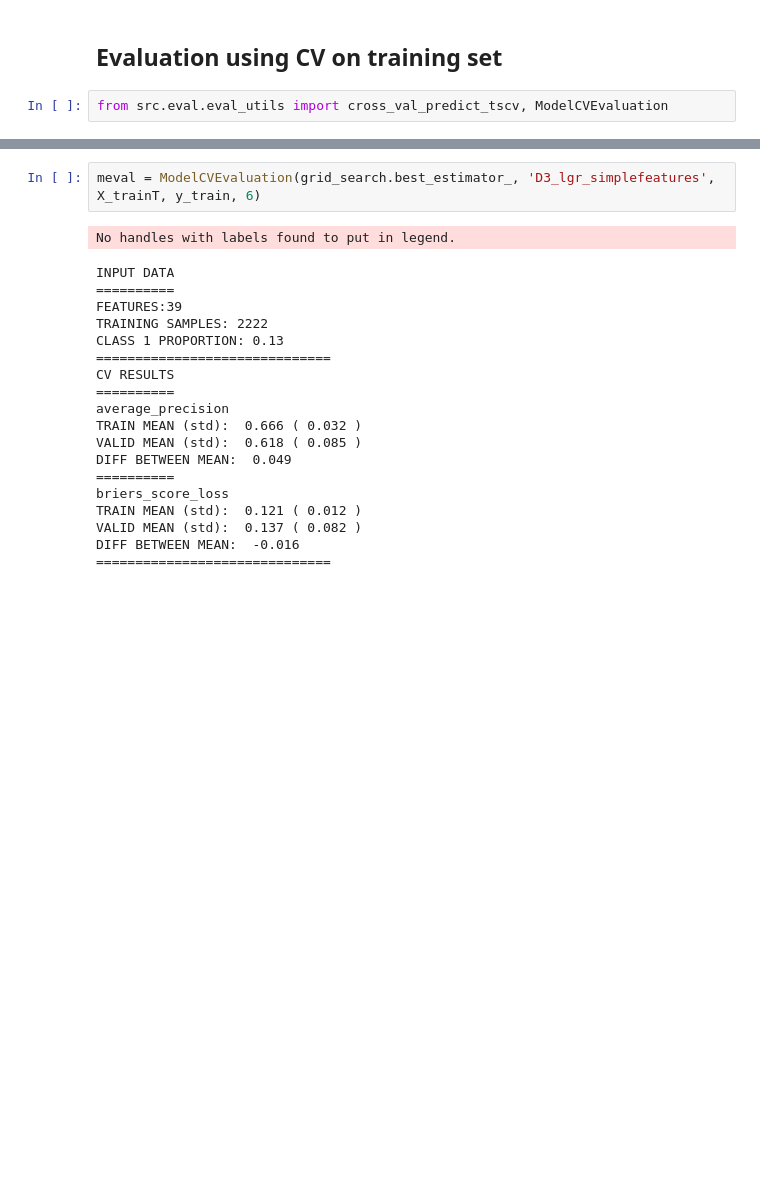
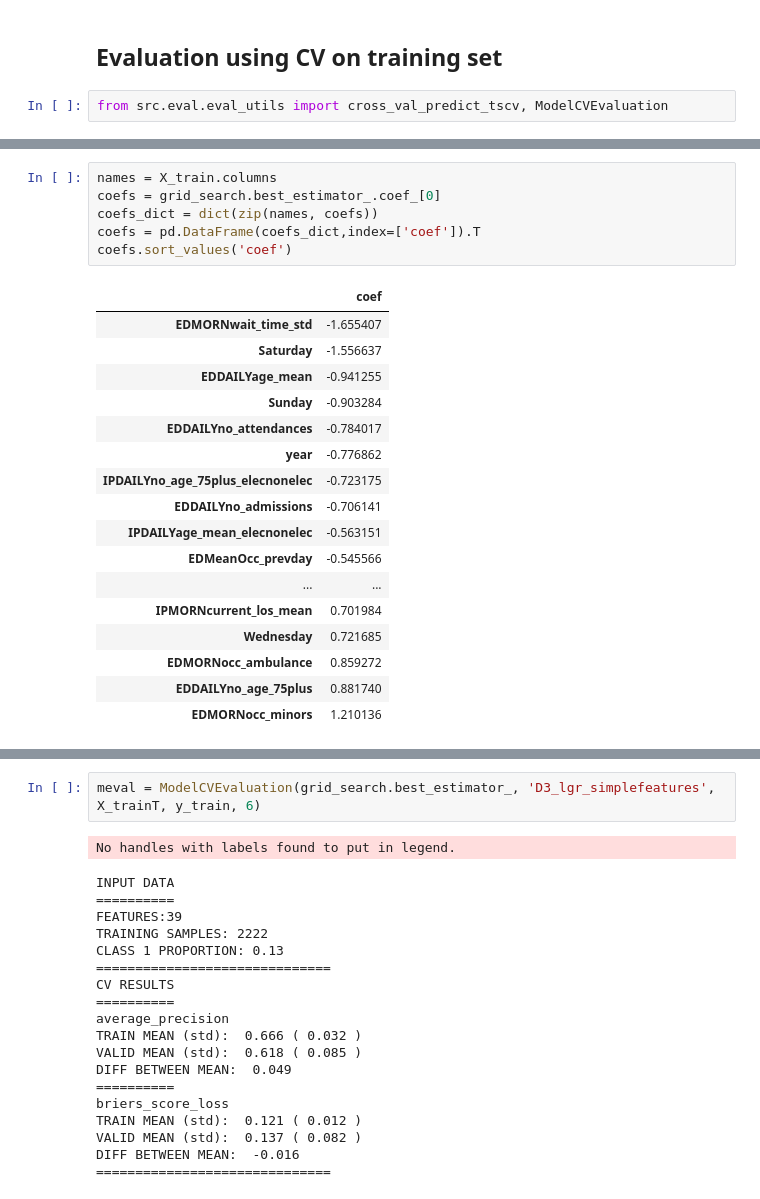
Before and after one commit to BradKeogh/EDclassification, a Jupyter notebook: notebooks/model/simple_models/D3_FullPipelineExample-AllVars.ipynb, the cells around one changed output, grey strips where cells are left out. Saved outputs shown, nothing was run; the diff lists cells and outputs as text; blank space fills up the shorter version.

Commit message:
added morning los and wait time features

```diff
--- a/notebooks/model/simple_models/D3_FullPipelineExample-AllVars.ipynb
+++ b/notebooks/model/simple_models/D3_FullPipelineExample-AllVars.ipynb
@@ -225,0 +256,24 @@ DIFF BETWEEN MEAN:  -0.025
+# %%
+names = X_train.columns
+coefs = grid_search.best_estimator_.coef_[0]
+coefs_dict = dict(zip(names, coefs))
+coefs = pd.DataFrame(coefs_dict,index=['coef']).T
+coefs.sort_values('coef')
+# %% [output]
+|  | coef |
+| EDMORNwait_time_std | -1.655407 |
+| Saturday | -1.556637 |
+| EDDAILYage_mean | -0.941255 |
+| Sunday | -0.903284 |
+| EDDAILYno_attendances | -0.784017 |
+| year | -0.776862 |
+| IPDAILYno_age_75plus_elecnonelec | -0.723175 |
+| EDDAILYno_admissions | -0.706141 |
+| IPDAILYage_mean_elecnonelec | -0.563151 |
+| EDMeanOcc_prevday | -0.545566 |
+| ... | ... |
+| IPMORNcurrent_los_mean | 0.701984 |
+| Wednesday | 0.721685 |
+| EDMORNocc_ambulance | 0.859272 |
+| EDDAILYno_age_75plus | 0.881740 |
+| EDMORNocc_minors | 1.210136 |
```
Also changed, not shown: parts of 18 cells of this notebook, 1 other file.
